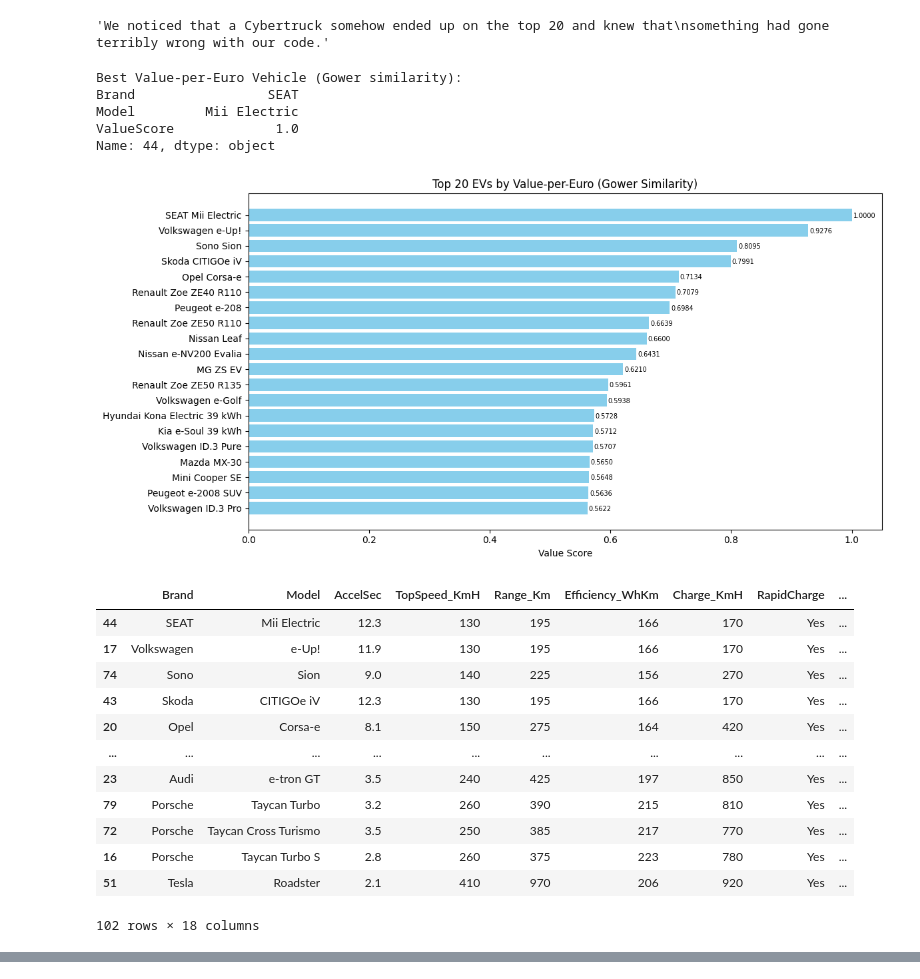
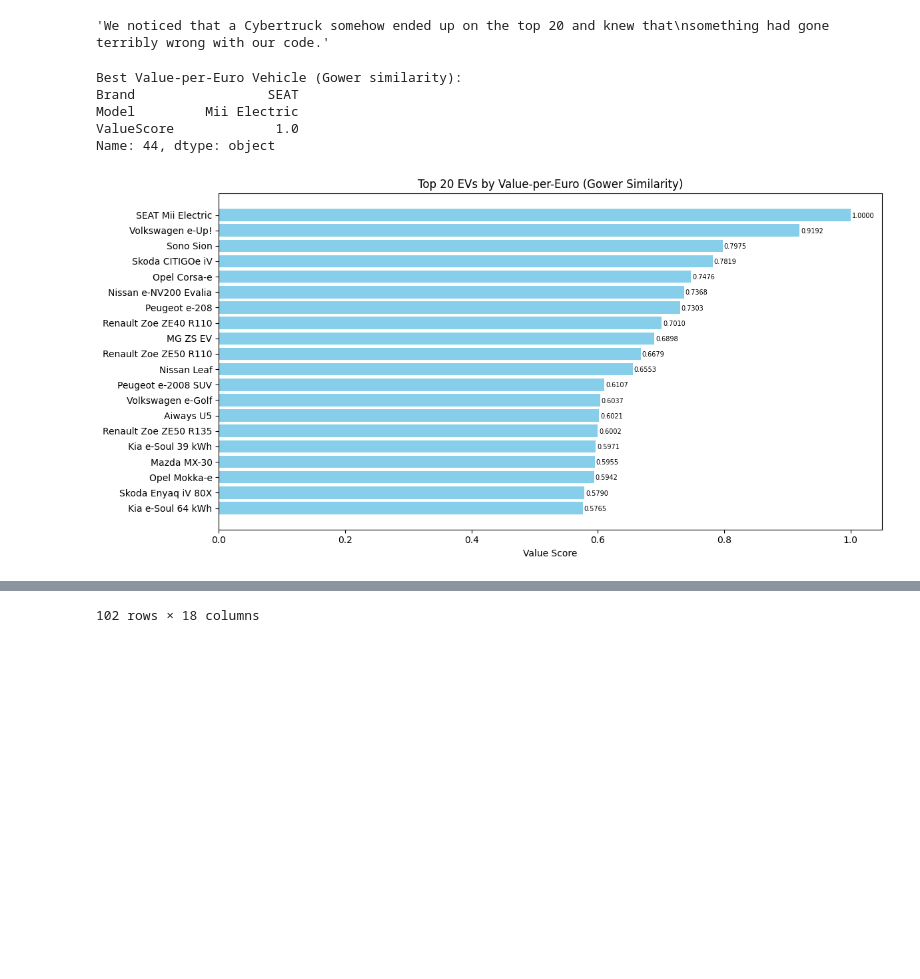
Before and after one commit to IAmEchino/INST414_Final_Project, a Jupyter notebook: inst_414_final_project.ipynb, the cells around one changed output, grey strips where cells are left out. Drawn from its saved outputs; the diff is of its cells as text; code cells hidden in the pictures; blank space fills up the shorter version.

```diff
--- a/inst_414_final_project.ipynb
+++ b/inst_414_final_project.ipynb
@@ -37,9 +37,9 @@ score_columns = [
 # Define ideal vehicle as a DataFrame row with best values
 ideal_vehicle = pd.DataFrame({
     "AccelSec": [df["AccelSec"].max()],
-    "TopSpeed_KmH": [df["TopSpeed_KmH"].min()],
+    "TopSpeed_KmH": [df["TopSpeed_KmH"].median()],
     "Range_Km": [df["Range_Km"].max()],
-    "Efficiency_WhKm": [df["Efficiency_WhKm"].min()],
+    "Efficiency_WhKm": [df["Efficiency_WhKm"].median()],
     "Charge_KmH": [df["Charge_KmH"].max()],
     "Seats": [df["Seats"].max()],
     "RapidChargeScore": [1],
@@ -60,45 +60,29 @@ top_vehicle = df.sort_values("ValueScore", ascending=False).iloc[0]
 # Output top vehicle details
 print("Best Value-per-Euro Vehicle (Gower similarity):")
 print(top_vehicle[["Brand", "Model", "ValueScore"]])
-
-# Visualization: top 20 vehicles by ValueScore
-top_20 = df.sort_values("ValueScore", ascending=False).head(20)
-plt.figure(figsize=(12, 6))
-bars = plt.barh(top_20["Brand"] + " " + top_20["Model"], top_20["ValueScore"], color='skyblue')
-plt.xlabel("Value Score")
-plt.title("Top 20 EVs by Value-per-Euro (Gower Similarity)")
-plt.gca().invert_yaxis()
-plt.tight_layout()
-for bar in bars:
-    plt.text(bar.get_width() + 0.002,                # further to the right
-             bar.get_y() + bar.get_height()/2 + 0.05, # slightly shifted vertically
-             f"{bar.get_width():.4f}",
-             va='center', fontsize=7)
-plt.show()
-
-df.dropna()
-
-df.sort_values("ValueScore", ascending=False)
-# df.sort_values("ValueScore", ascending=True)
-
-# Visualization: top 20 vehicles by ValueScore
 # %% [output]
 Best Value-per-Euro Vehicle (Gower similarity):
 Brand                 SEAT
 Model         Mii Electric
 ValueScore             1.0
 Name: 44, dtype: object
-[figure, removed]
-|  | Brand | Model | AccelSec | TopSpeed_KmH | Range_Km | Efficiency_WhKm | Charge_KmH | RapidCharge | ... |
-| 44 | SEAT | Mii Electric | 12.3 | 130 | 195 | 166 | 170 | Yes | ... |
-| 17 | Volkswagen | e-Up! | 11.9 | 130 | 195 | 166 | 170 | Yes | ... |
-| 74 | Sono | Sion | 9.0 | 140 | 225 | 156 | 270 | Yes | ... |
-| 43 | Skoda | CITIGOe iV | 12.3 | 130 | 195 | 166 | 170 | Yes | ... |
-| 20 | Opel | Corsa-e | 8.1 | 150 | 275 | 164 | 420 | Yes | ... |
-| ... | ... | ... | ... | ... | ... | ... | ... | ... | ... |
-| 23 | Audi | e-tron GT | 3.5 | 240 | 425 | 197 | 850 | Yes | ... |
-| 79 | Porsche | Taycan Turbo | 3.2 | 260 | 390 | 215 | 810 | Yes | ... |
-| 72 | Porsche | Taycan Cross Turismo | 3.5 | 250 | 385 | 217 | 770 | Yes | ... |
-| 16 | Porsche | Taycan Turbo S | 2.8 | 260 | 375 | 223 | 780 | Yes | ... |
-| 51 | Tesla | Roadster | 2.1 | 410 | 970 | 206 | 920 | Yes | ... |
-102 rows × 18 columns
+# %%
+# Visualization: top 20 vehicles by ValueScore
+top_20 = df.sort_values("ValueScore", ascending=False).head(20)
+plt.figure(figsize=(12, 6))
+bars = plt.barh(top_20["Brand"] + " " + top_20["Model"], top_20["ValueScore"], color='skyblue')
+plt.xlabel("Value Score")
+plt.title("Top 20 EVs by Value-per-Euro (Gower Similarity)")
+plt.gca().invert_yaxis()
+plt.tight_layout()
+for bar in bars:
+    plt.text(bar.get_width() + 0.002,                # further to the right
+             bar.get_y() + bar.get_height()/2 + 0.05, # slightly shifted vertically
+             f"{bar.get_width():.4f}",
+             va='center', fontsize=7)
+plt.margins(y=0.05)
+plt.show()
+
+df.dropna()
+# %% [output]
+[figure, added]
@@ -104,0 +101 @@ Name: 44, dtype: object
+102 rows × 18 columns
```
Also changed, not shown: parts of 3 cells of this notebook, 3 other files.
